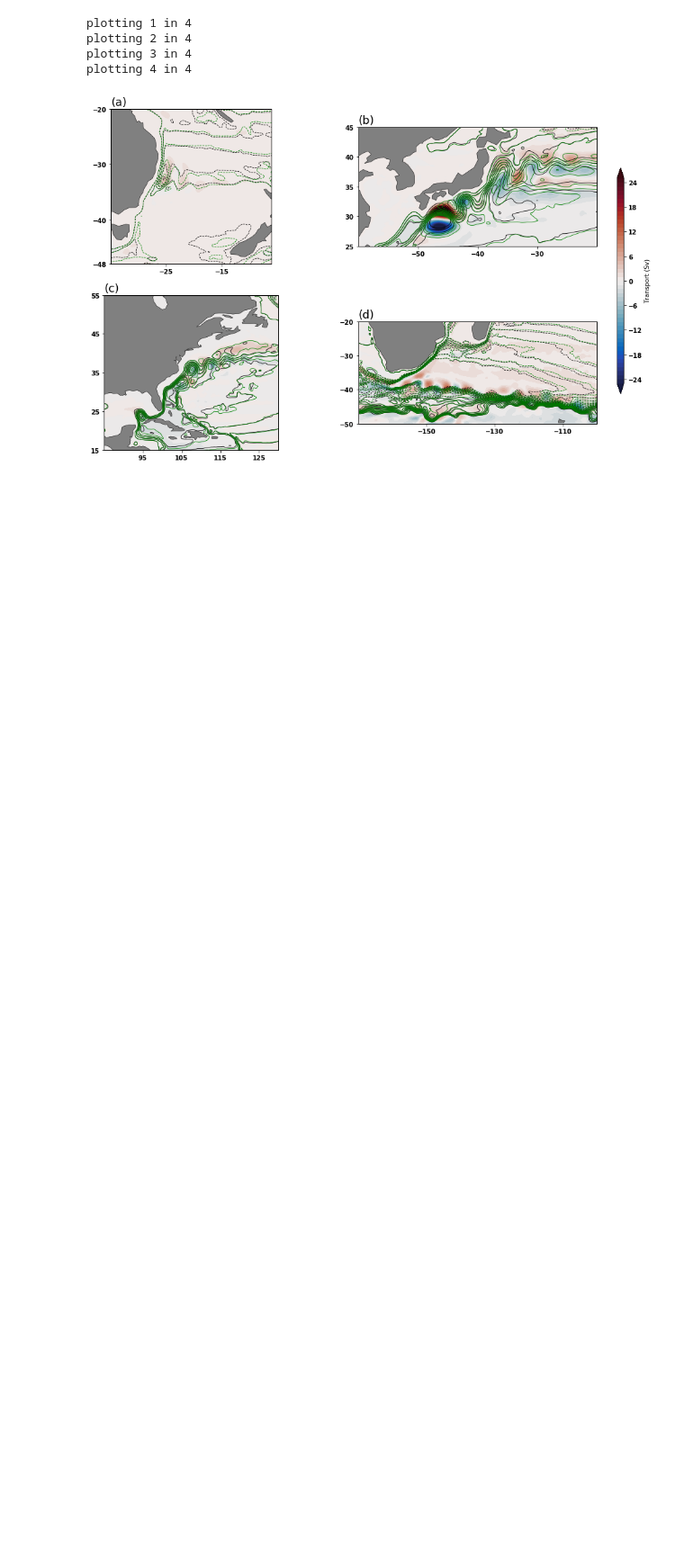
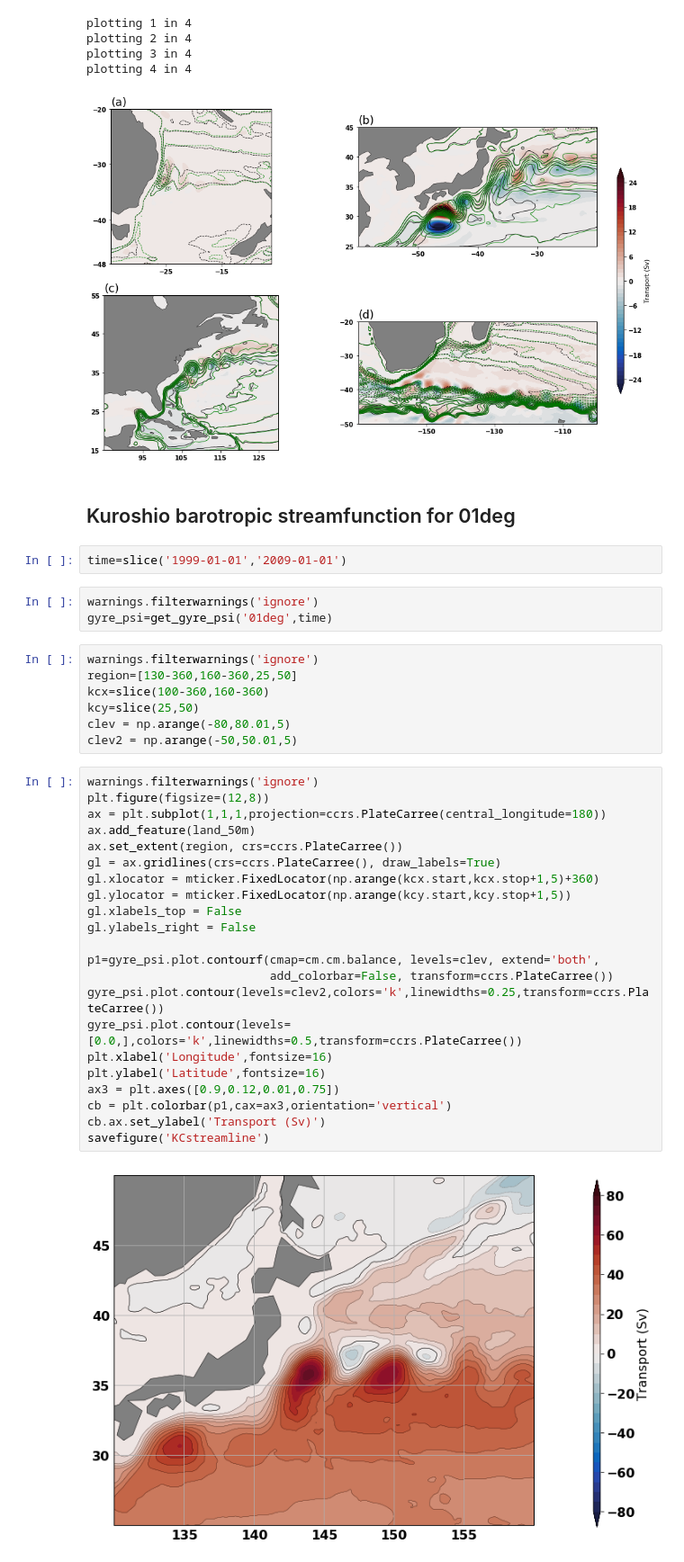
Before and after one commit to XihanZh/WBCinACCESS_OM2, a Jupyter notebook: Streamfunction(3.1.3).ipynb, the cells around one changed output. Shown at 90% size. Saved outputs shown, nothing was run; the diff lists cells and outputs as text; blank space fills up the shorter version.

Commit message:
added streamfunction for Kuroshio in Discussion

```diff
--- a/Streamfunction(3.1.3).ipynb
+++ b/Streamfunction(3.1.3).ipynb
@@ -604,3 +604,41 @@ plotting 2 in 4
 plotting 3 in 4
 plotting 4 in 4
 [figure]
+# %% [markdown]
+## Kuroshio barotropic streamfunction for 01deg
+# %%
+time=slice('1999-01-01','2009-01-01')
+# %%
+warnings.filterwarnings('ignore')
+gyre_psi=get_gyre_psi('01deg',time)
+# %%
+warnings.filterwarnings('ignore')
+region=[130-360,160-360,25,50]
+kcx=slice(100-360,160-360)
+kcy=slice(25,50)
+clev = np.arange(-80,80.01,5)
+clev2 = np.arange(-50,50.01,5)
+# %%
+warnings.filterwarnings('ignore')
+plt.figure(figsize=(12,8))
+ax = plt.subplot(1,1,1,projection=ccrs.PlateCarree(central_longitude=180))
+ax.add_feature(land_50m)
+ax.set_extent(region, crs=ccrs.PlateCarree())
+gl = ax.gridlines(crs=ccrs.PlateCarree(), draw_labels=True)
+gl.xlocator = mticker.FixedLocator(np.arange(kcx.start,kcx.stop+1,5)+360)
+gl.ylocator = mticker.FixedLocator(np.arange(kcy.start,kcy.stop+1,5))
+gl.xlabels_top = False
+gl.ylabels_right = False
+
+p1=gyre_psi.plot.contourf(cmap=cm.cm.balance, levels=clev, extend='both',
+                          add_colorbar=False, transform=ccrs.PlateCarree())
+gyre_psi.plot.contour(levels=clev2,colors='k',linewidths=0.25,transform=ccrs.PlateCarree())
+gyre_psi.plot.contour(levels=[0.0,],colors='k',linewidths=0.5,transform=ccrs.PlateCarree())
+plt.xlabel('Longitude',fontsize=16)
+plt.ylabel('Latitude',fontsize=16)
+ax3 = plt.axes([0.9,0.12,0.01,0.75])
+cb = plt.colorbar(p1,cax=ax3,orientation='vertical')
+cb.ax.set_ylabel('Transport (Sv)')
+savefigure('KCstreamline')
+# %% [output]
+[figure, added]
```
